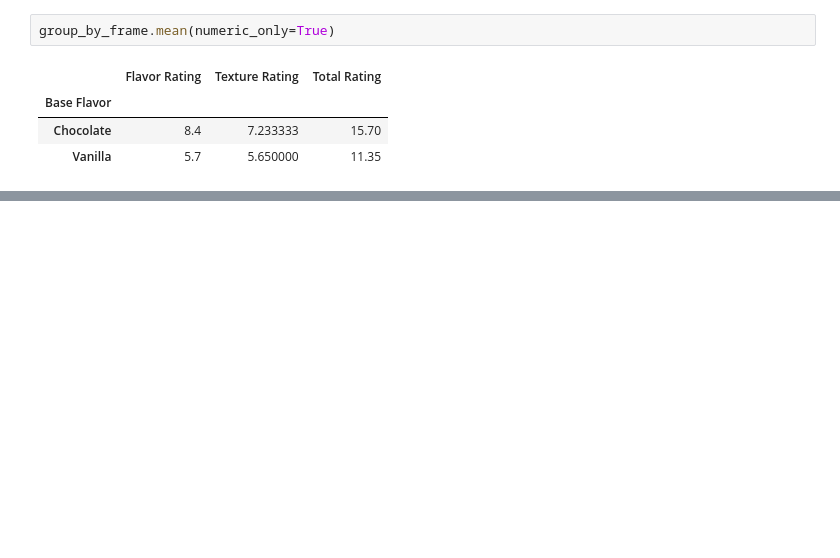
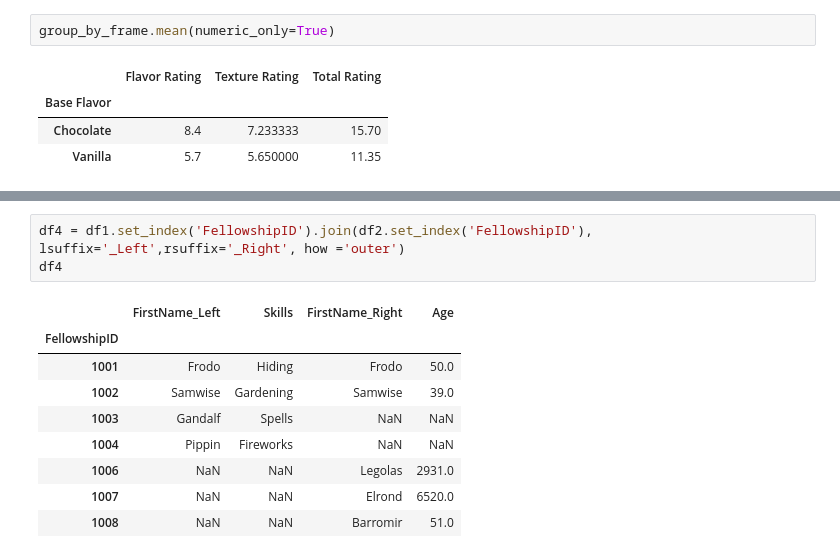
Before and after one commit to alb1nut/Pandas, a Jupyter notebook: Pandas.ipynb, the cells around one changed output, grey strips where cells are left out. Drawn from its saved outputs; the diff is of its cells as text; blank space fills up the shorter version.

```diff
--- a/Pandas.ipynb
+++ b/Pandas.ipynb
@@ -436,0 +536,13 @@ df.groupby('Base Flavor').describe()
+# %%
+df4 = df1.set_index('FellowshipID').join(df2.set_index('FellowshipID'), lsuffix='_Left',rsuffix='_Right', how ='outer')
+df4
+# %% [output]
+|  | FirstName_Left | Skills | FirstName_Right | Age |
+| FellowshipID |  |  |  |  |
+| 1001 | Frodo | Hiding | Frodo | 50.0 |
+| 1002 | Samwise | Gardening | Samwise | 39.0 |
+| 1003 | Gandalf | Spells | NaN | NaN |
+| 1004 | Pippin | Fireworks | NaN | NaN |
+| 1006 | NaN | NaN | Legolas | 2931.0 |
+| 1007 | NaN | NaN | Elrond | 6520.0 |
+| 1008 | NaN | NaN | Barromir | 51.0 |
```
Also changed, not shown: parts of 24 cells of this notebook.
